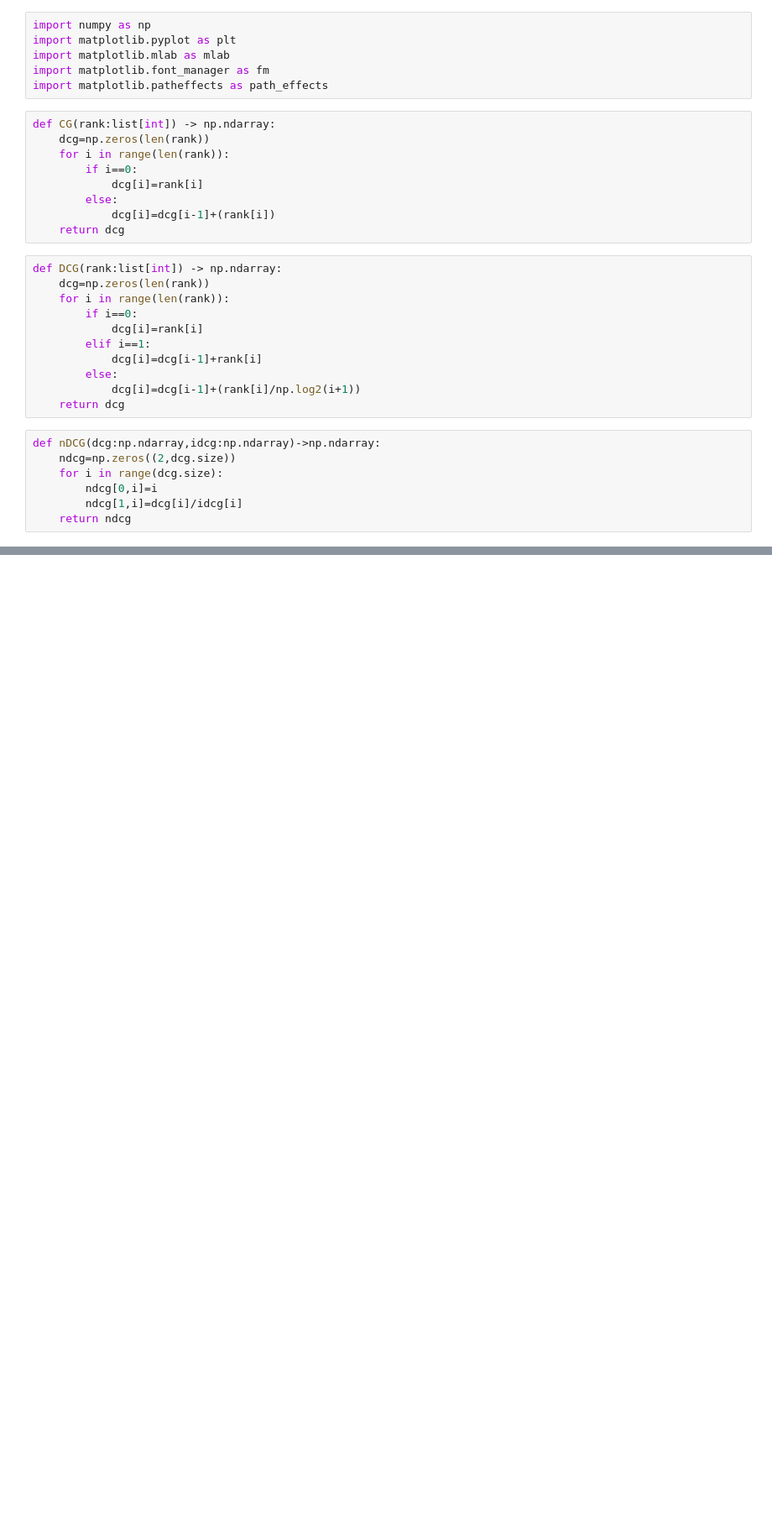
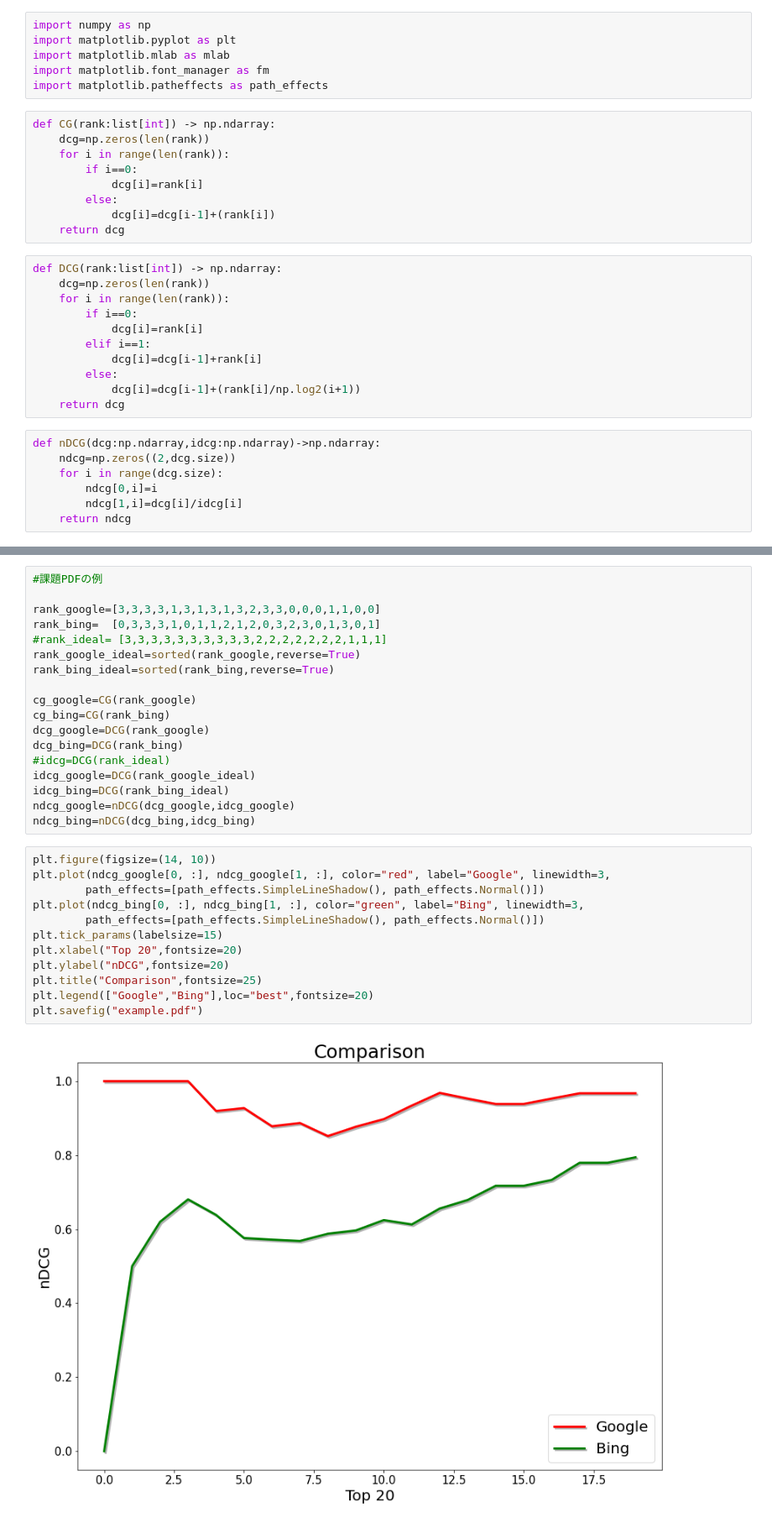
Before and after one commit to yushi1999/data_science, a Jupyter notebook: ex3/ex3.ipynb, the cells around one changed output, grey strips where cells are left out. Shown at 84% size. Saved outputs shown, nothing was run; the diff lists cells and outputs as text; blank space fills up the shorter version.

```diff
--- a/ex3/ex3.ipynb
+++ b/ex3/ex3.ipynb
@@ -137,0 +146,32 @@ plt.savefig("kadai3-nDCG-2.pdf")
+# %%
+#課題PDFの例
+
+rank_google=[3,3,3,3,1,3,1,3,1,3,2,3,3,0,0,0,1,1,0,0]
+rank_bing=  [0,3,3,3,1,0,1,1,2,1,2,0,3,2,3,0,1,3,0,1]
+#rank_ideal= [3,3,3,3,3,3,3,3,3,3,2,2,2,2,2,2,2,1,1,1]
+rank_google_ideal=sorted(rank_google,reverse=True)
+rank_bing_ideal=sorted(rank_bing,reverse=True)
+
+cg_google=CG(rank_google)
+cg_bing=CG(rank_bing)
+dcg_google=DCG(rank_google)
+dcg_bing=DCG(rank_bing)
+#idcg=DCG(rank_ideal)
+idcg_google=DCG(rank_google_ideal)
+idcg_bing=DCG(rank_bing_ideal)
+ndcg_google=nDCG(dcg_google,idcg_google)
+ndcg_bing=nDCG(dcg_bing,idcg_bing)
+# %%
+plt.figure(figsize=(14, 10))
+plt.plot(ndcg_google[0, :], ndcg_google[1, :], color="red", label="Google", linewidth=3,
+        path_effects=[path_effects.SimpleLineShadow(), path_effects.Normal()])
+plt.plot(ndcg_bing[0, :], ndcg_bing[1, :], color="green", label="Bing", linewidth=3,
+        path_effects=[path_effects.SimpleLineShadow(), path_effects.Normal()])
+plt.tick_params(labelsize=15)
+plt.xlabel("Top 20",fontsize=20)
+plt.ylabel("nDCG",fontsize=20)
+plt.title("Comparison",fontsize=25)
+plt.legend(["Google","Bing"],loc="best",fontsize=20)
+plt.savefig("example.pdf")
+# %% [output]
+[figure, added]
```
Also changed, not shown: parts of 6 cells of this notebook, 7 other files.
